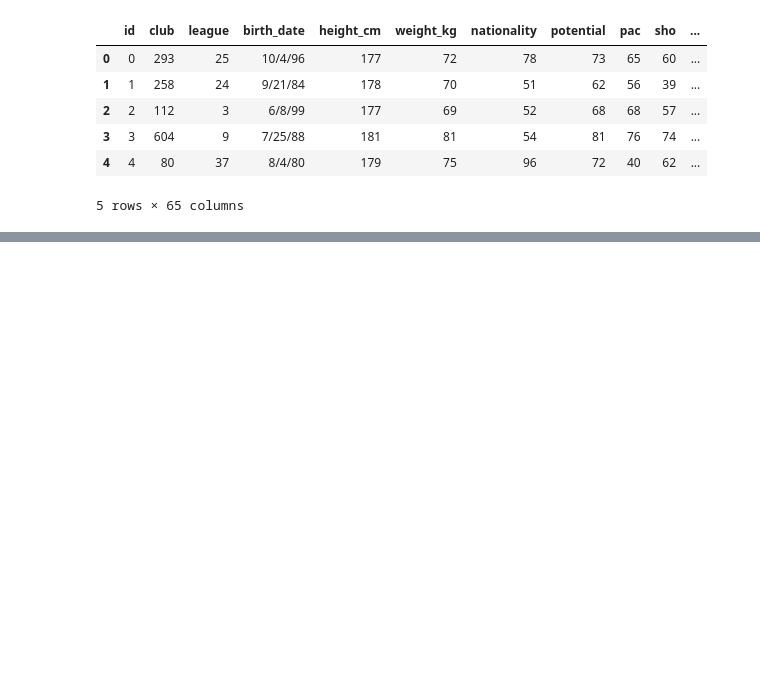
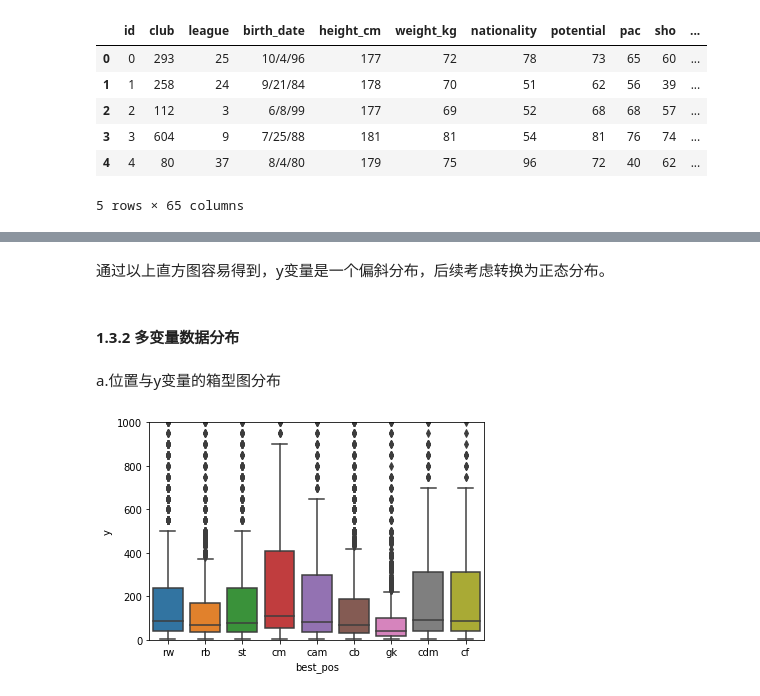
Before and after one commit to zhangfengfirst/zhangfeng.github.io, a Jupyter notebook: FootballPlayerValue.ipynb, the cells around one changed output, grey strips where cells are left out. Saved outputs shown, nothing was run; the diff lists cells and outputs as text; code cells hidden in the pictures; blank space fills up the shorter version.

```diff
--- a/FootballPlayerValue.ipynb
+++ b/FootballPlayerValue.ipynb
@@ -53,0 +167,14 @@ import
+# %% [markdown]
+通过以上直方图容易得到，y变量是一个偏斜分布，后续考虑转换为正态分布。
+# %% [markdown]
+#### 1.3.2 多变量数据分布
+# %% [markdown]
+a.位置与y变量的箱型图分布
+# %%
+# best_pos 箱型图
+var = 'best_pos'
+data = pd.concat([data_train['y'], data_train[var]], axis=1)
+fig = sns.boxplot(x=var, y="y", data=data)
+fig.axis(ymin=0, ymax=1000);
+# %% [output]
+[figure, added]
```
Also changed, not shown: parts of 24 cells of this notebook.
